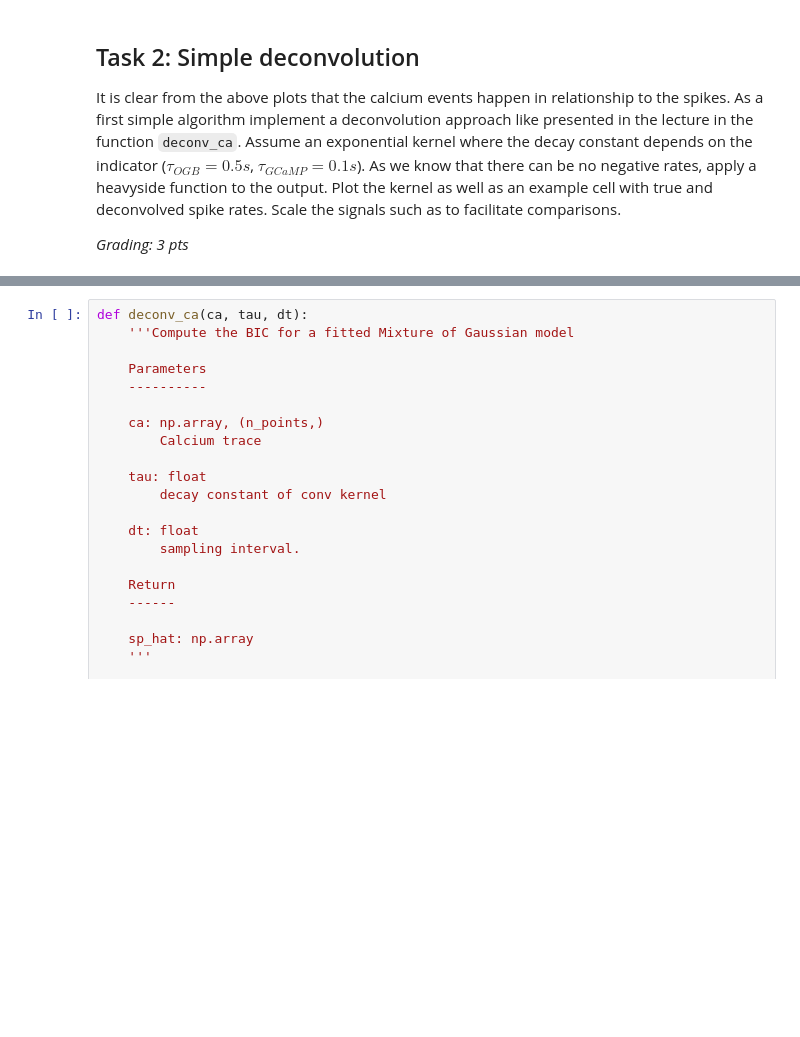
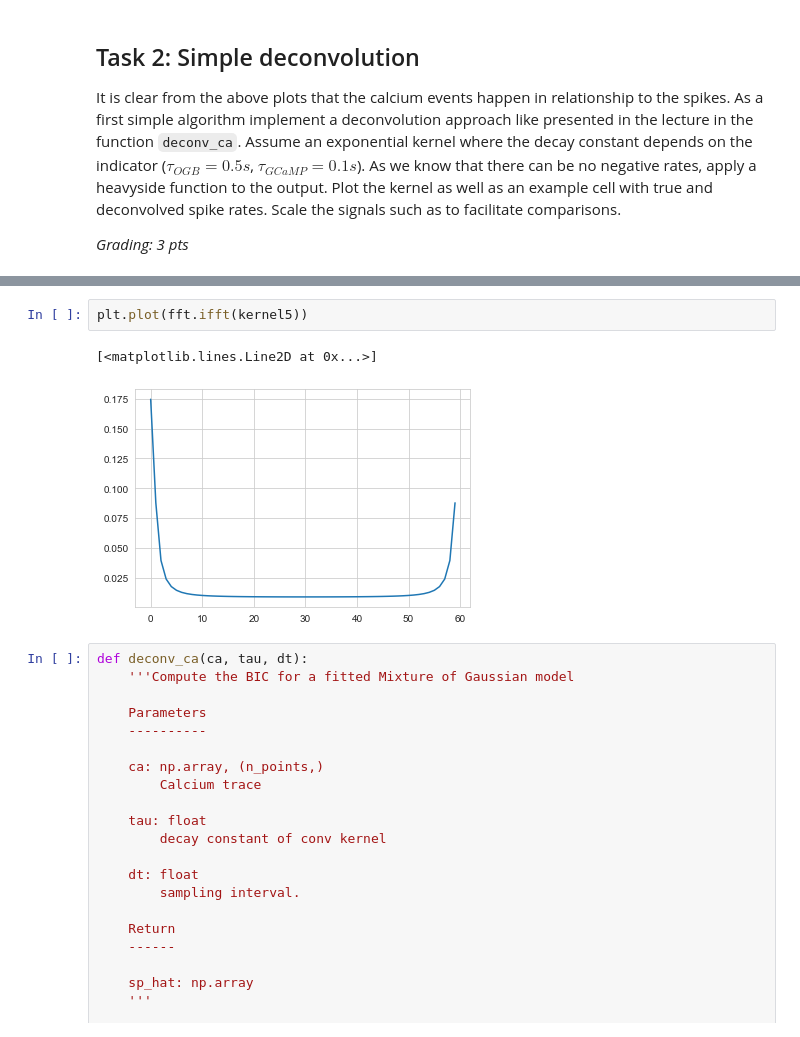
Before and after one commit to mdittschar/NDS, a Jupyter notebook: CodingLab4.ipynb, the cells around one changed output, grey strips where cells are left out. Cells and saved outputs as stored; diff of their text form; blank space fills up the shorter version.

```diff
--- a/CodingLab4.ipynb
+++ b/CodingLab4.ipynb
@@ -67,3 +162,8 @@ It is clear from the above plots that the calcium events happen in relationship
+# %%
+plt.plot(fft.ifft(kernel5))
+# %% [output]
+[<matplotlib.lines.Line2D at 0x...>]
+[figure, added]
 # %%
 def deconv_ca(ca, tau, dt):
     '''Compute the BIC for a fitted Mixture of Gaussian model
```
Also changed, not shown: parts of 12 cells of this notebook.
